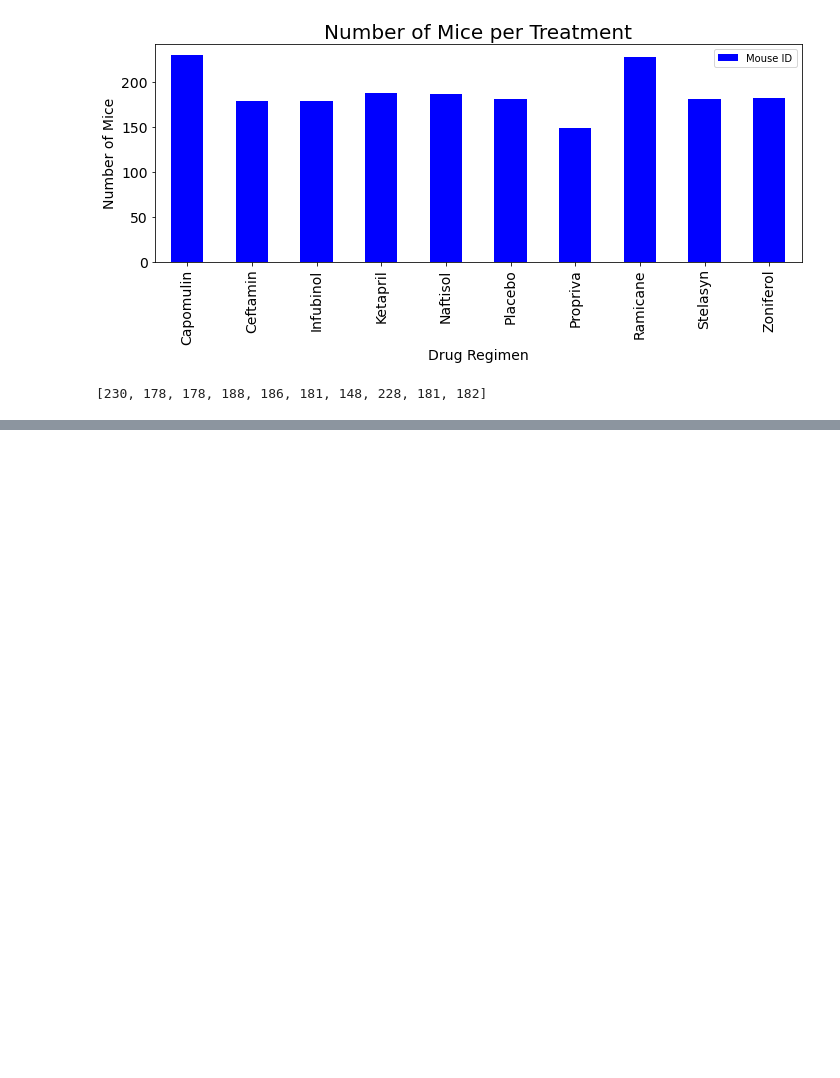
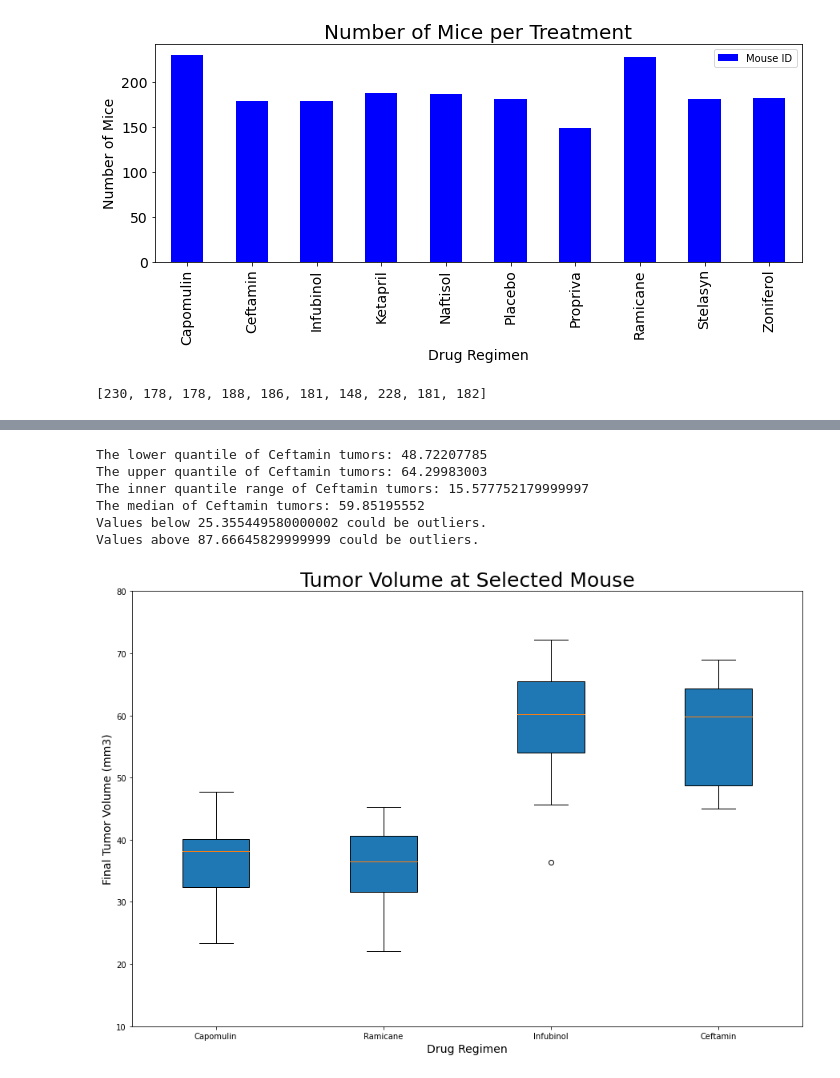
Before and after one commit to dschoen24/Matplotlib, a Jupyter notebook: anti_cancer_pymaceauticals.ipynb, the cells around one changed output, grey strips where cells are left out. Saved outputs shown, nothing was run; the diff lists cells and outputs as text; code cells hidden in the pictures; blank space fills up the shorter version.

```diff
--- a/anti_cancer_pymaceauticals.ipynb
+++ b/anti_cancer_pymaceauticals.ipynb
@@ -245,0 +384,6 @@ plt.show()
+# %%
+# CEFTAMIN
+Ceftamin_last = ceftamin_df.groupby('Mouse ID').max()['Timepoint']
+Ceftamin_vol = pd.DataFrame(Ceftamin_last)
+Ceftamin_merge = pd.merge(Ceftamin_vol, clean_df, on=("Mouse ID","Timepoint"),how="left")
+Ceftamin_merge.head()
@@ -245,0 +397,43 @@ plt.show()
+# %%
+# Ceftamin quantiles and IQR
+# Determine outliers using upper and lower bounds
+Ceftamin_tumors = Ceftamin_merge["Tumor Volume (mm3)"]
+
+quantiles =Ceftamin_tumors.quantile([.25,.5,.75])
+lowerq = quantiles[0.25]
+upperq = quantiles[0.75]
+iqr = upperq-lowerq
+lower_bound = lowerq - (1.5*iqr)
+upper_bound = upperq + (1.5*iqr)
+
+print(f"The lower quantile of Ceftamin tumors: {lowerq}")
+print(f"The upper quantile of Ceftamin tumors: {upperq}")
+print(f"The inner quantile range of Ceftamin tumors: {iqr}")
+print(f"The median of Ceftamin tumors: {quantiles[0.5]} ")
+print(f"Values below {lower_bound} could be outliers.")
+print(f"Values above {upper_bound} could be outliers.")
+# %% [output]
+The lower quantile of Ceftamin tumors: 48.72207785
+The upper quantile of Ceftamin tumors: 64.29983003
+The inner quantile range of Ceftamin tumors: 15.577752179999997
+The median of Ceftamin tumors: 59.85195552
+Values below 25.355449580000002 could be outliers.
+Values above 87.66645829999999 could be outliers.
+# %%
+# Generate a box plot of the final tumor volume of each mouse across four regimens of interest
+data_to_plot = [Capomulin_tumors, Ramicane_tumors, Infubinol_tumors, Ceftamin_tumors]
+Regimen= ['Capomulin', 'Ramicane', 'Infubinol','Ceftamin']
+
+fig1, ax1 = plt.subplots(figsize=(15, 10))
+ax1.set_title('Tumor Volume at Selected Mouse',fontsize =25)
+ax1.set_ylabel('Final Tumor Volume (mm3)',fontsize = 14)
+ax1.set_xlabel('Drug Regimen',fontsize = 14)
+ax1.boxplot(data_to_plot, labels=Regimen, widths = 0.4, patch_artist=True,vert=True)
+
+plt.ylim(10, 80)
+
+plt.savefig("box_plot.png", bbox_inches = "tight")
+
+plt.show()
+# %% [output]
+[figure, added]
```
Also changed, not shown: parts of 20 cells of this notebook, 6 other files.
